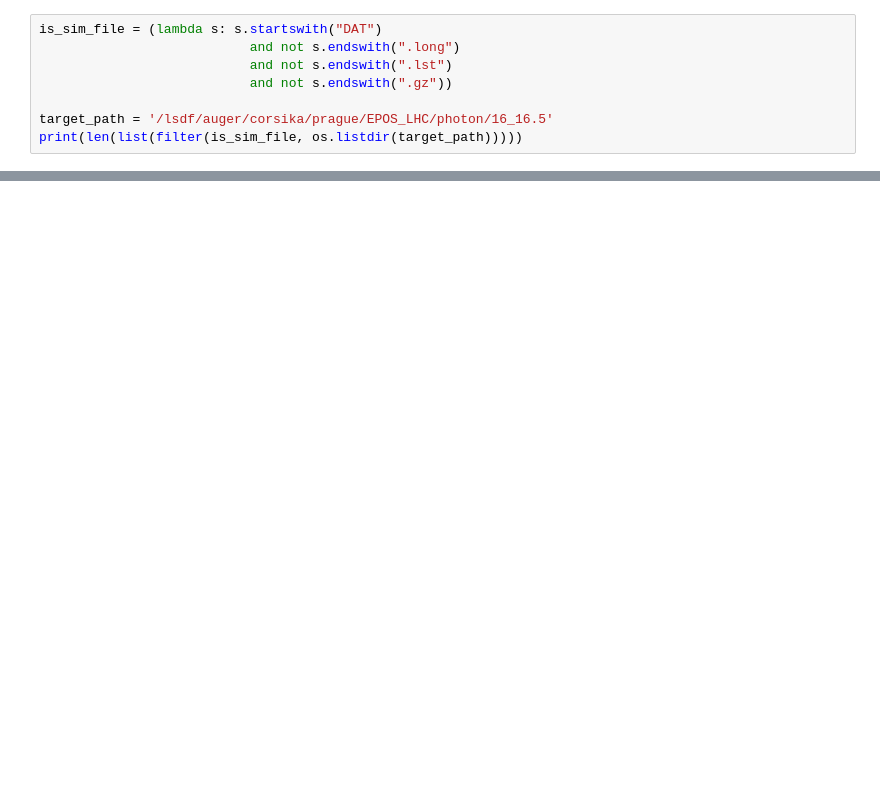
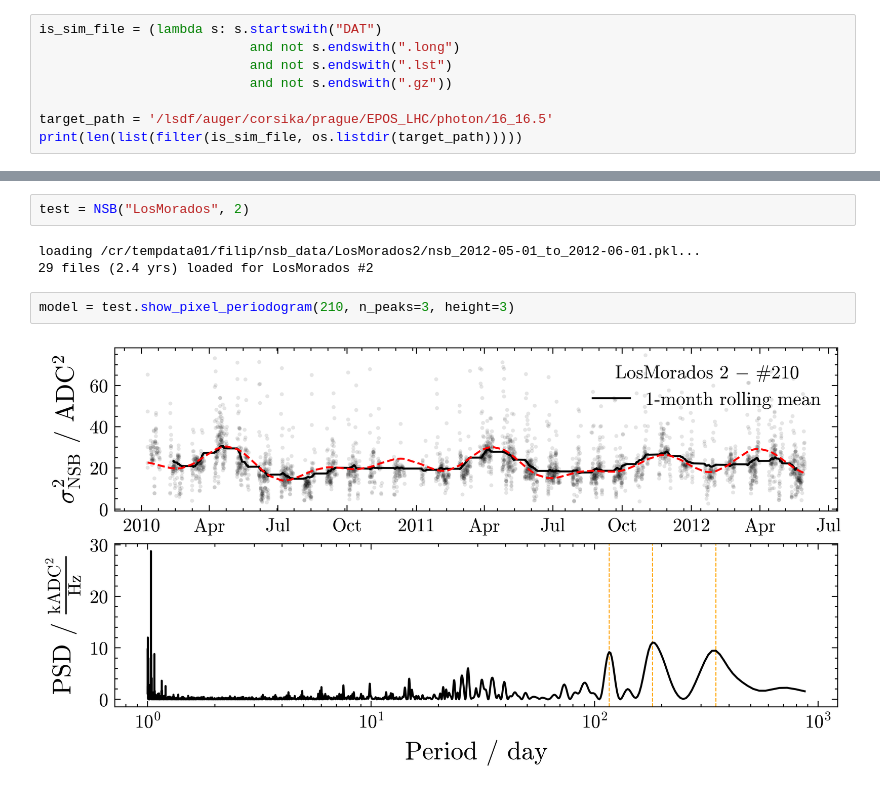
Before and after one commit to Quizznor/thesis-binaries, a Jupyter notebook: test_utils.ipynb, the cells around one changed output, grey strips where cells are left out. Cells and saved outputs as stored; diff of their text form; blank space fills up the shorter version.

Commit message:
test new nsb class

```diff
--- a/test_utils.ipynb
+++ b/test_utils.ipynb
@@ -235,0 +387,9 @@ test = PixelPlot(np.arange(440), annotate=True)
+# %%
+test = NSB("LosMorados", 2)
+# %% [output]
+loading /cr/tempdata01/filip/nsb_data/LosMorados2/nsb_2012-05-01_to_2012-06-01.pkl...
+29 files (2.4 yrs) loaded for LosMorados #2
+# %%
+model = test.show_pixel_periodogram(210, n_peaks=3, height=3)
+# %% [output]
+[figure, added]
```
Also changed, not shown: parts of 6 cells of this notebook.
